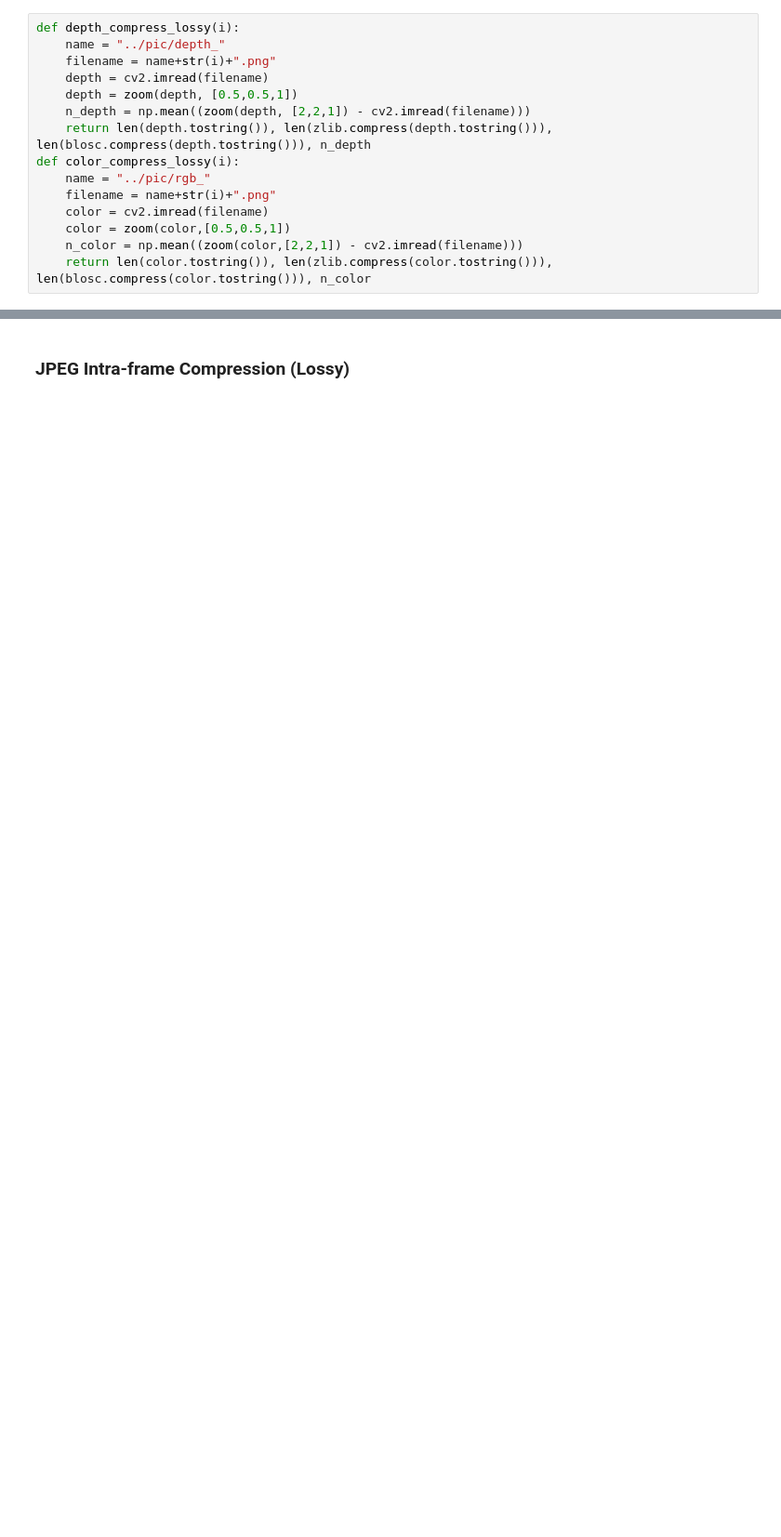
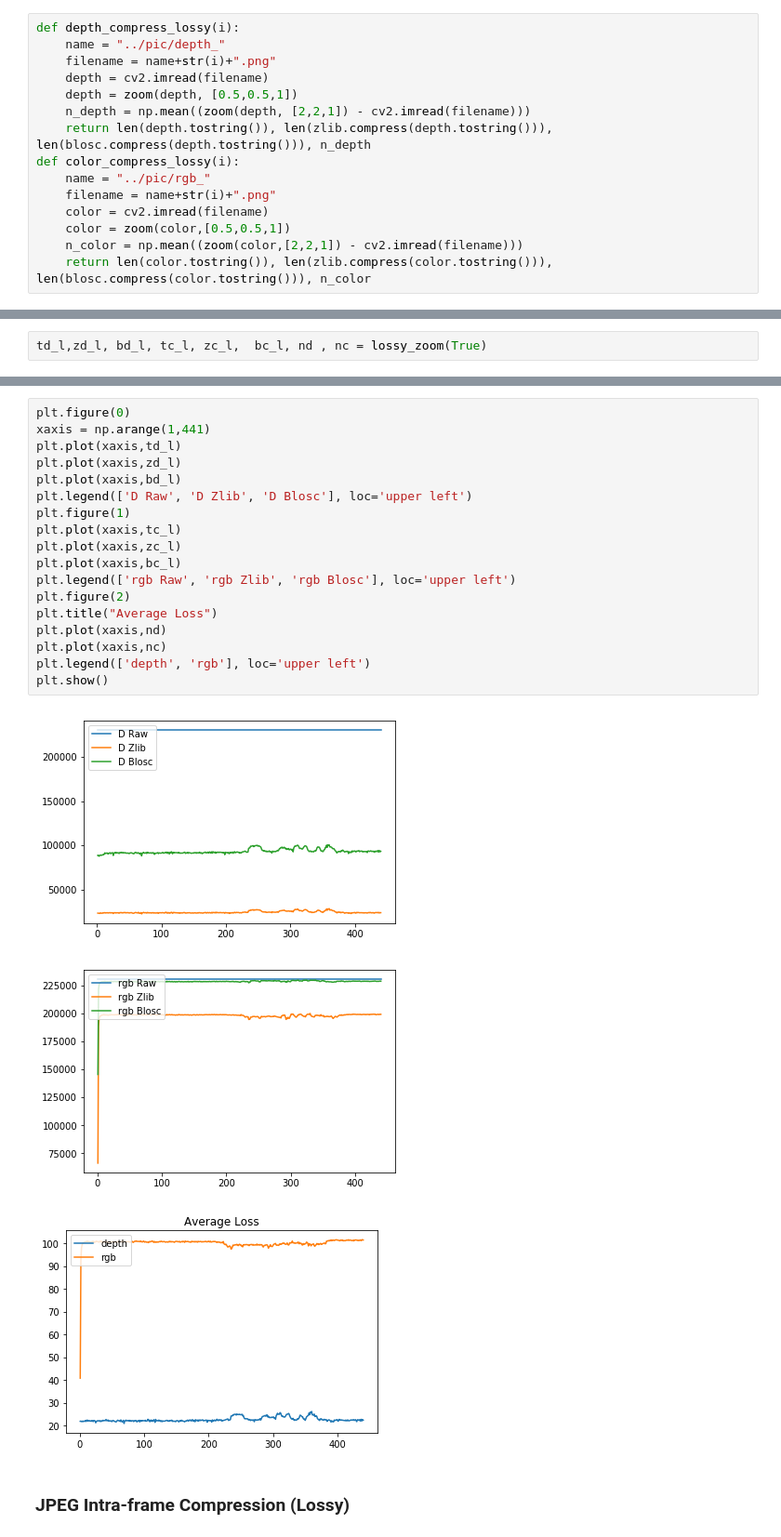
Before and after one commit to ramonqu7/wireless-data-transmission, a Jupyter notebook: Ipython test/Test.ipynb, the cells around one changed output, grey strips where cells are left out. Shown: that part at 93% size. Drawn from its saved outputs; the diff is of its cells as text; blank space fills up the shorter version.

```diff
--- a/Ipython test/Test.ipynb
+++ b/Ipython test/Test.ipynb
@@ -154,0 +199,2 @@ Color:
+# %%
+td_l,zd_l, bd_l, tc_l, zc_l,  bc_l, nd , nc = lossy_zoom(True)
@@ -155,3 +212,25 @@ Color:
+# %%
+plt.figure(0)
+xaxis = np.arange(1,441)
+plt.plot(xaxis,td_l)
+plt.plot(xaxis,zd_l)
+plt.plot(xaxis,bd_l)
+plt.legend(['D Raw', 'D Zlib', 'D Blosc'], loc='upper left')
+plt.figure(1)
+plt.plot(xaxis,tc_l)
+plt.plot(xaxis,zc_l)
+plt.plot(xaxis,bc_l)
+plt.legend(['rgb Raw', 'rgb Zlib', 'rgb Blosc'], loc='upper left')
+plt.figure(2)
+plt.title("Average Loss")
+plt.plot(xaxis,nd)
+plt.plot(xaxis,nc)
+plt.legend(['depth', 'rgb'], loc='upper left')
+plt.show()
+# %% [output]
+[figure, added]
+[figure, added]
+[figure, added]
 # %% [markdown]
 ###  JPEG Intra-frame Compression (Lossy)
 # %%
```
Also changed, not shown: parts of 20 cells of this notebook.
